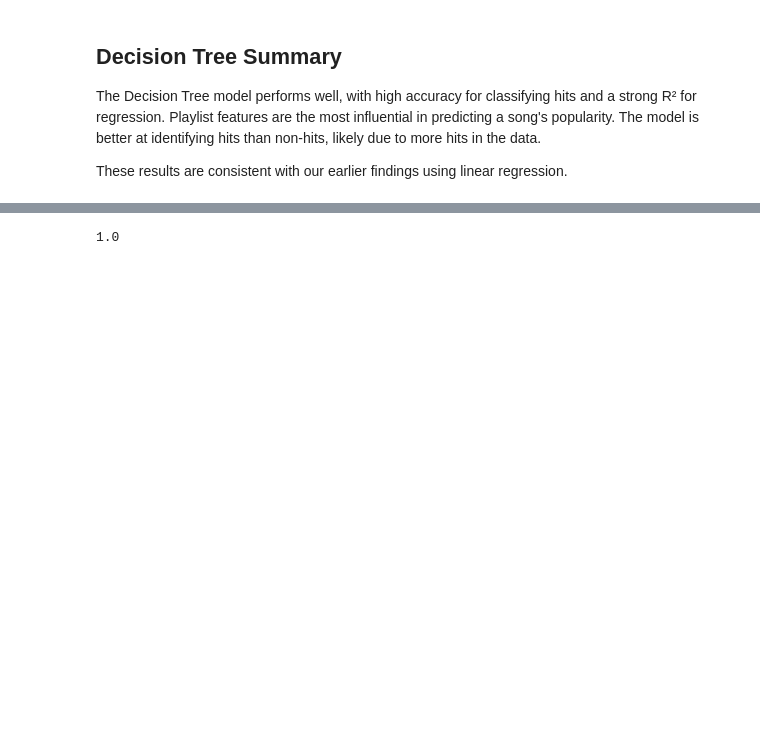
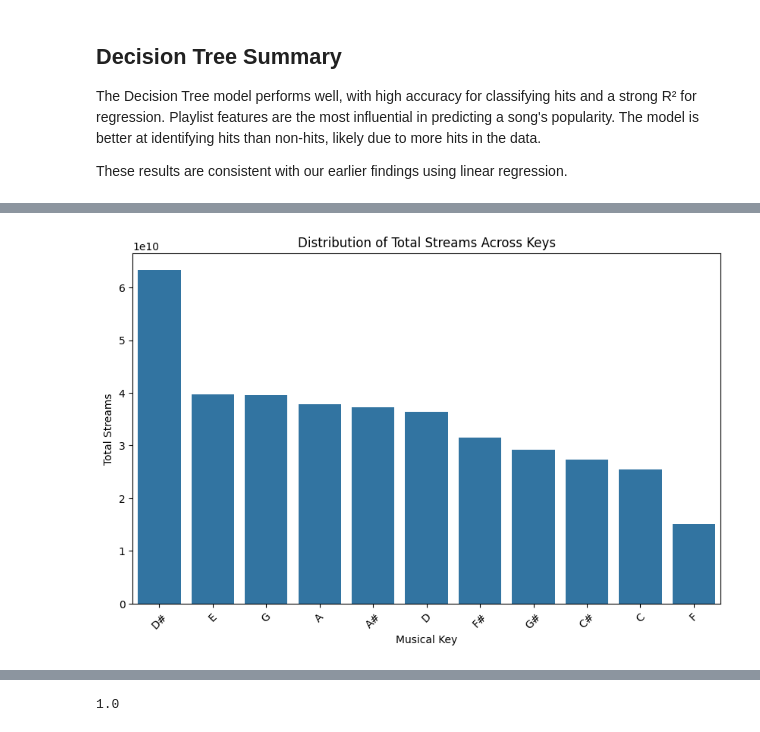
Before and after one commit to jumin7/Song-Popularity-Analysis, a Jupyter notebook: ProjectGarciaShrestha.ipynb, the cells around one changed output, grey strips where cells are left out. Cells and saved outputs as stored; diff of their text form; code cells hidden in the pictures; blank space fills up the shorter version.

```diff
--- a/ProjectGarciaShrestha.ipynb
+++ b/ProjectGarciaShrestha.ipynb
@@ -384,0 +368,9 @@ Name: hit, dtype: float64
+# %%
+dfSpotify_clean['key'] = dfSpotify_clean['key'].map({
+    0: 'C', 1: 'C#', 2: 'D', 3: 'D#',
+    4: 'E', 5: 'F', 6: 'F#', 7: 'G',
+    8: 'G#', 9: 'A', 10: 'A#', 11: 'B'
+})
+
+hit_rate_by_key = dfSpotify_clean.groupby('key')['hit'].mean().sort_values(ascending=False)
+print(hit_rate_by_key)
@@ -384,0 +391,14 @@ Name: hit, dtype: float64
+# %%
+
+# Group by key and sum streams
+streams_by_key = dfSpotify_clean.groupby('key')['streams'].sum().reset_index()
+
+plt.figure(figsize=(10,6))
+sns.barplot(x='key', y='streams', data=streams_by_key, order=streams_by_key.sort_values('streams', ascending=False)['key'])
+plt.title("Distribution of Total Streams Across Keys")
+plt.xlabel("Musical Key")
+plt.ylabel("Total Streams")
+plt.xticks(rotation=45)
+plt.show()
+# %% [output]
+[figure, added]
```
Also changed, not shown: parts of 8 cells of this notebook.
